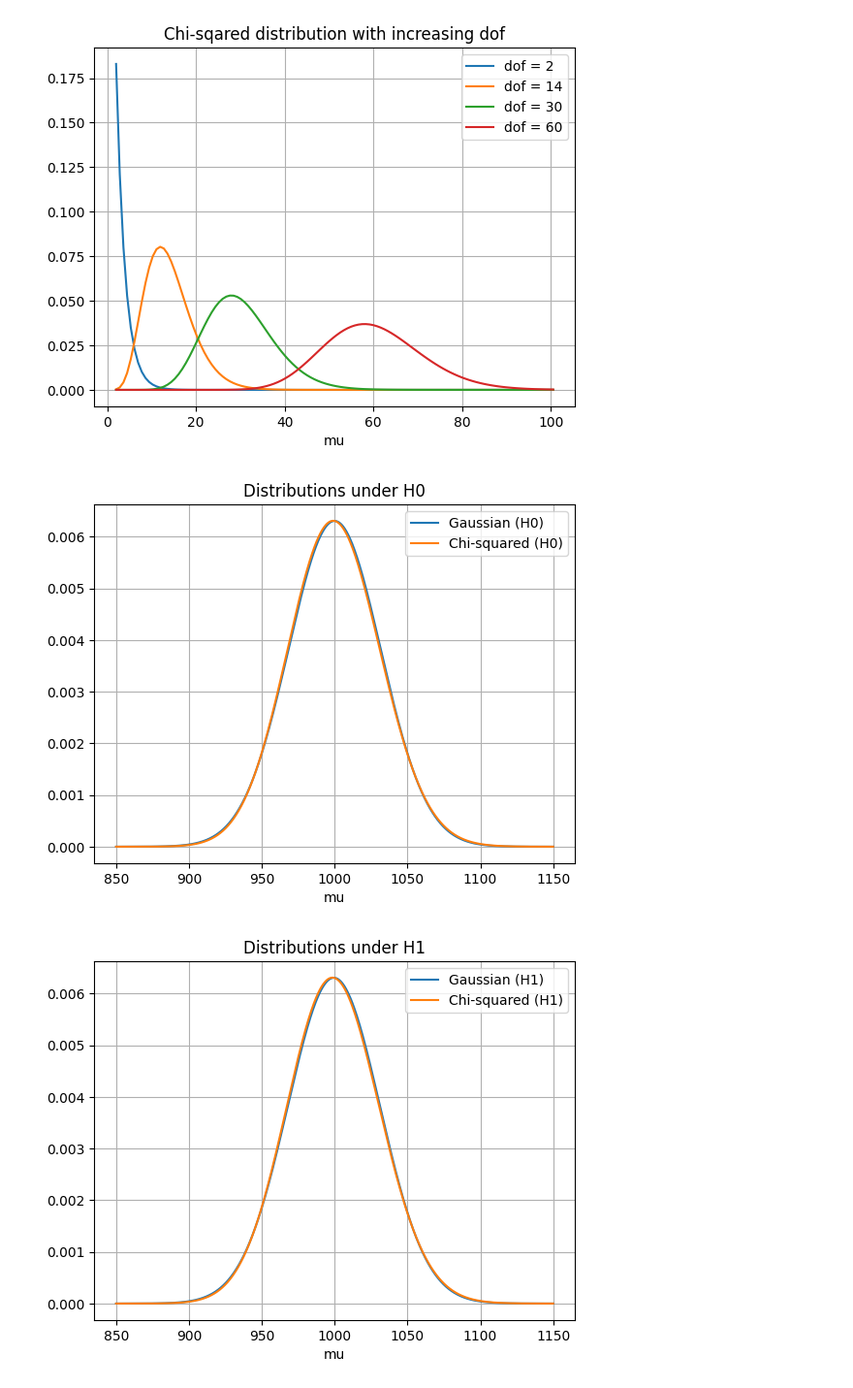
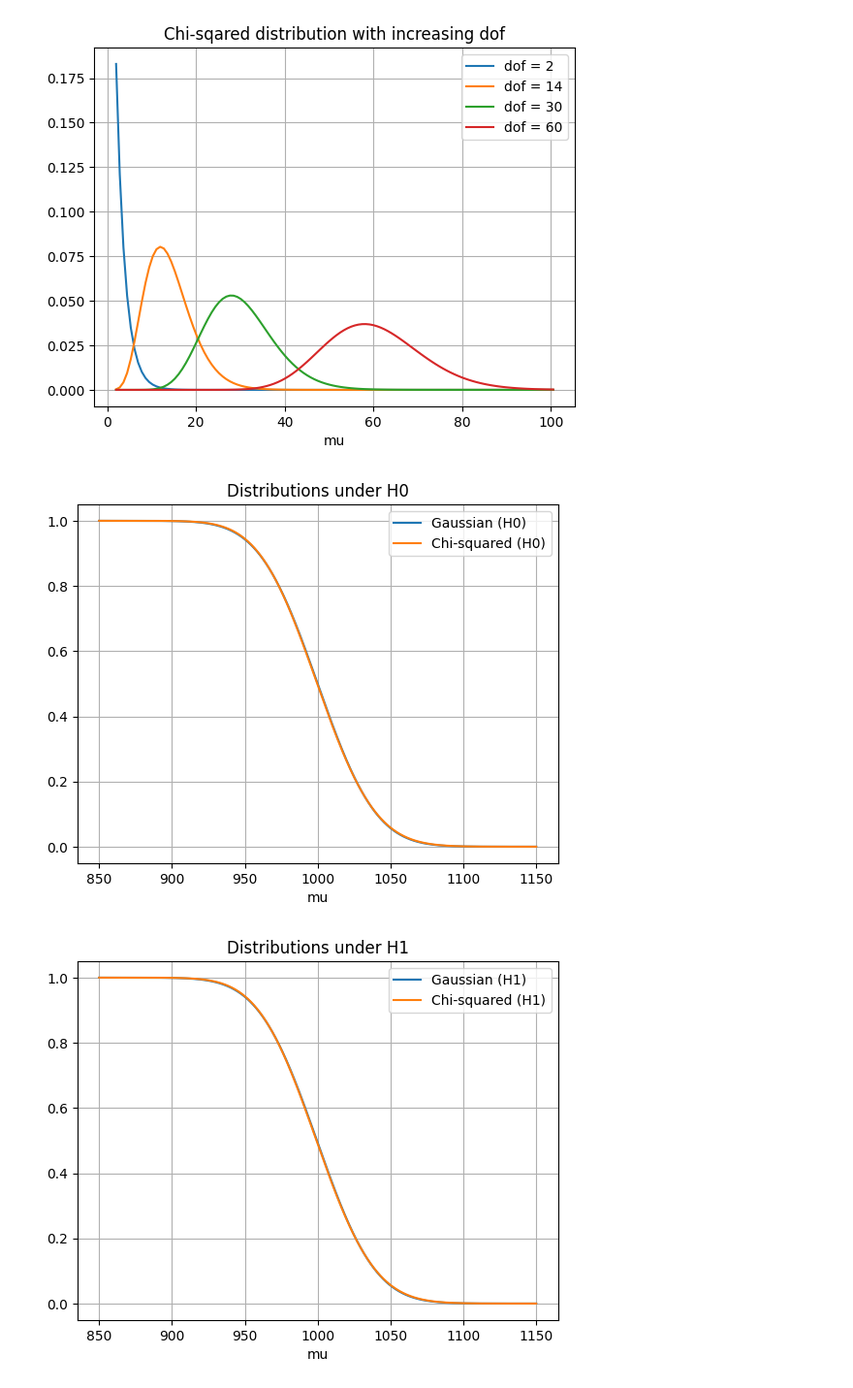
Before and after one commit to jakobaustrheim/TTT4275-Project, a Jupyter notebook: project/tasks.ipynb, the cells around one changed output. Shown at 97% size. Drawn from its saved outputs; the diff is of its cells as text; code cells hidden in the pictures.

```diff
--- a/project/tasks.ipynb
+++ b/project/tasks.ipynb
@@ -263,34 +263,34 @@ plt.show()
 # %%
 from scipy.stats import norm, chi2
 
 threshold = np.linspace(850, 1150, 1000)
 k = 1000
 dof = 2*k #Our amount of DOF
 sigma = np.sqrt(2*dof) #The variance of a chi-squared distribution is 2*dof
 
-normFa = norm.pdf(2*threshold / sigmaW, loc=dof, scale=sigma)
-chiFa = chi2.pdf(2*threshold / sigmaW, dof)
+normFa = 1 - norm.cdf(2*threshold / sigmaW, loc=dof, scale=sigma)
+chiFa = 1 - chi2.cdf(2*threshold / sigmaW, dof)
 
-normD = norm.pdf(2*threshold / sigmaW + sigmaS, loc=dof, scale=sigma)
-chiD = chi2.pdf(2*threshold / sigmaW + sigmaS, dof)
+normD = 1 - norm.cdf(2*threshold / sigmaW + sigmaS, loc=dof, scale=sigma)
+chiD = 1 -chi2.cdf(2*threshold / sigmaW + sigmaS, dof)
 
 plt.figure()
 plt.plot(threshold, normFa, label='Gaussian (H0)')
 plt.plot(threshold, chiFa, label='Chi-squared (H0)')
 plt.title('Distributions under H0')
 plt.xlabel('mu')
 plt.legend()
 plt.grid(True)
 
 plt.figure()
 plt.plot(threshold, normD, label='Gaussian (H1)')
 plt.plot(threshold, chiD, label='Chi-squared (H1)')
 plt.title('Distributions under H1')
 plt.xlabel('mu')
 plt.legend()
 plt.grid(True)
 
 plt.show()
 # %% [output]
-[figure, old version]
+[figure, new version]
-[figure, old version]
+[figure, new version]
```
